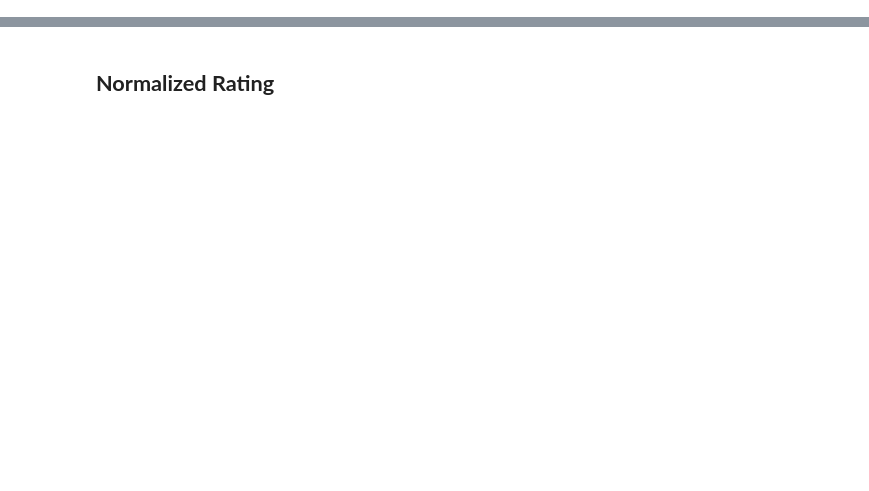
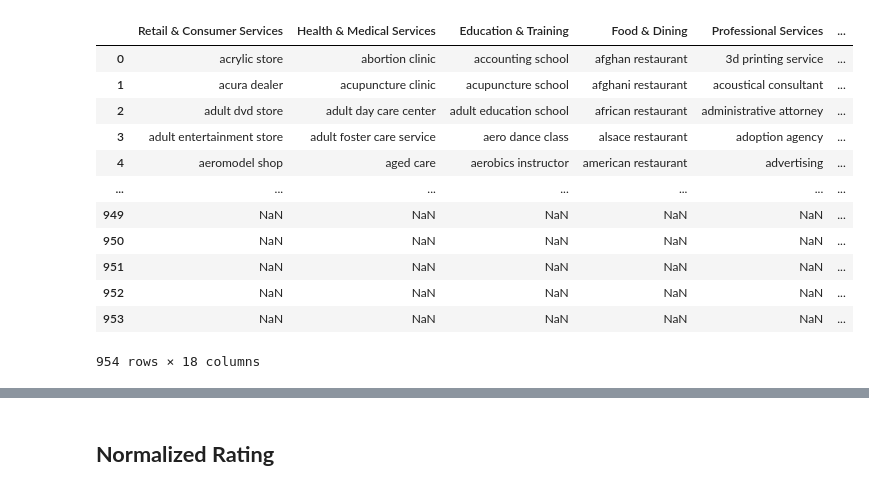
Before and after one commit to Dhrutube/DS3-LocalLens, a Jupyter notebook: final_notebook.ipynb, the cells around one changed output, grey strips where cells are left out. Drawn from its saved outputs; the diff is of its cells as text; code cells hidden in the pictures; blank space fills up the shorter version.

Commit message:
modified dataframe for categories

```diff
--- a/final_notebook.ipynb
+++ b/final_notebook.ipynb
@@ -35,0 +22,16 @@ reference_long['subcategory'] = (
+# %%
+category_reference_df
+# %% [output]
+|  | Retail & Consumer Services | Health & Medical Services | Education & Training | Food & Dining | Professional Services | ... |
+| 0 | acrylic store | abortion clinic | accounting school | afghan restaurant | 3d printing service | ... |
+| 1 | acura dealer | acupuncture clinic | acupuncture school | afghani restaurant | acoustical consultant | ... |
+| 2 | adult dvd store | adult day care center | adult education school | african restaurant | administrative attorney | ... |
+| 3 | adult entertainment store | adult foster care service | aero dance class | alsace restaurant | adoption agency | ... |
+| 4 | aeromodel shop | aged care | aerobics instructor | american restaurant | advertising | ... |
+| ... | ... | ... | ... | ... | ... | ... |
+| 949 | NaN | NaN | NaN | NaN | NaN | ... |
+| 950 | NaN | NaN | NaN | NaN | NaN | ... |
+| 951 | NaN | NaN | NaN | NaN | NaN | ... |
+| 952 | NaN | NaN | NaN | NaN | NaN | ... |
+| 953 | NaN | NaN | NaN | NaN | NaN | ... |
+954 rows × 18 columns
```
Also changed, not shown: parts of 12 cells of this notebook.
